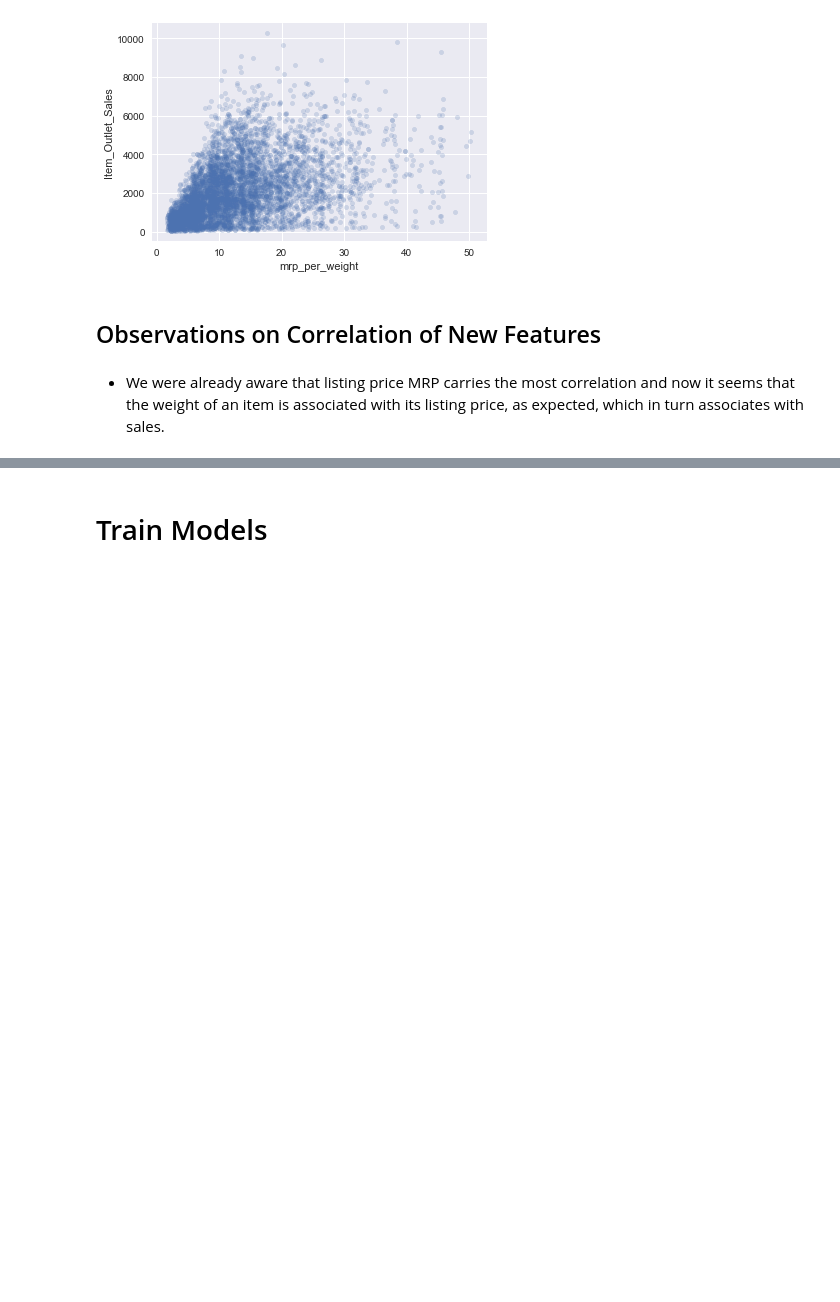
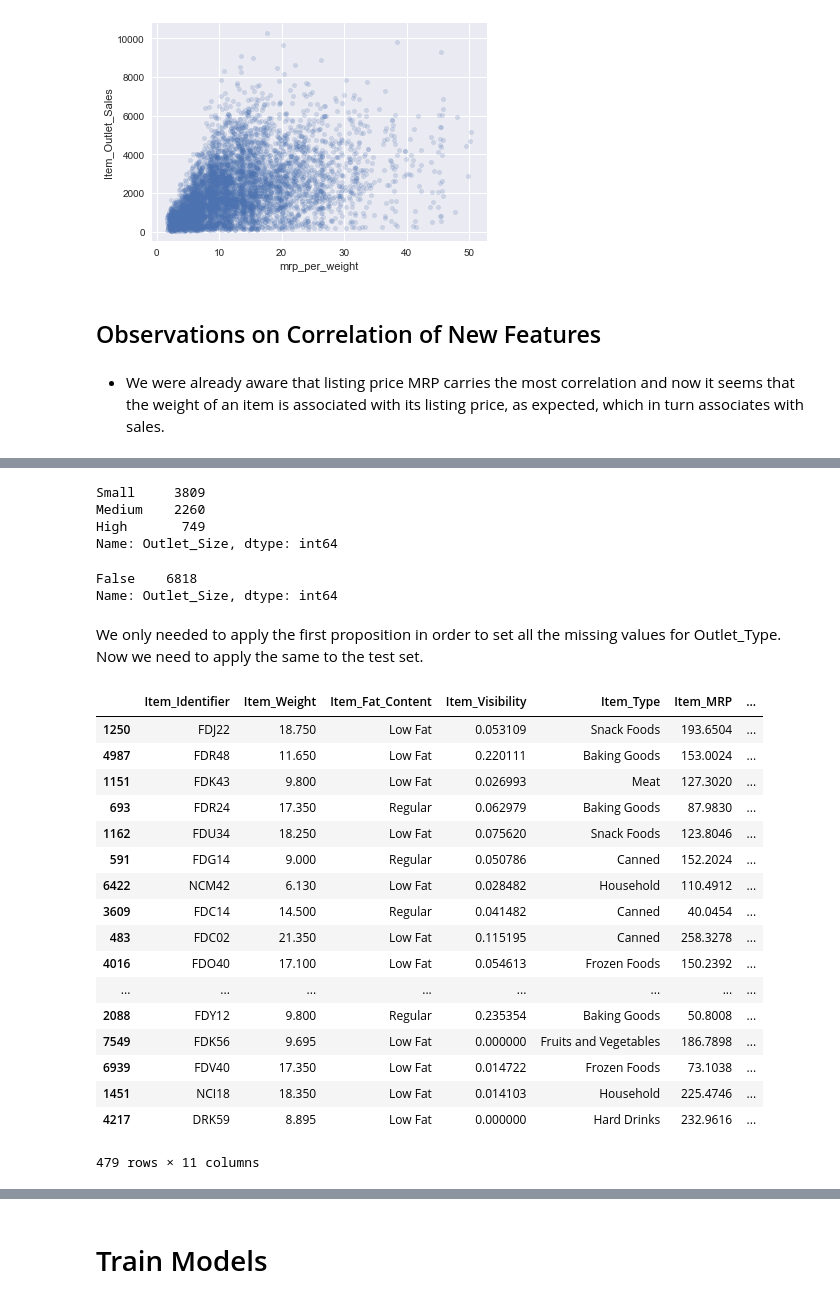
Before and after one commit to dorond/big-mart-sales-prediction, a Jupyter notebook: Big Mart Sales Prediction.ipynb, the cells around one changed output, grey strips where cells are left out. Saved outputs shown, nothing was run; the diff lists cells and outputs as text; code cells hidden in the pictures; blank space fills up the shorter version.

```diff
--- a/Big Mart Sales Prediction.ipynb
+++ b/Big Mart Sales Prediction.ipynb
@@ -827,0 +918,39 @@ plt.show()
+# %%
+sales["Outlet_Size"].value_counts()
+# %% [output]
+Small     3809
+Medium    2260
+High       749
+Name: Outlet_Size, dtype: int64
+# %%
+pd.isnull(sales["Outlet_Size"]).value_counts()
+# %% [output]
+False    6818
+Name: Outlet_Size, dtype: int64
+# %% [markdown]
+We only needed to apply the first proposition in order to set all the missing values for Outlet_Type. Now we need to apply the same to the test set.
+# %%
+sales_test = strat_test_set.drop("Item_Outlet_Sales", axis=1) # drop labels for testing set
+sales_test_labels = strat_test_set["Item_Outlet_Sales"].copy()
+# %%
+row_filter = (pd.isnull(sales_test["Outlet_Size"])) & ((sales_test["Outlet_Type"] == "Grocery Store") | (sales_test["Outlet_Location_Type"] == "Tier 2"))
+sales_test[row_filter]
+# %% [output]
+|  | Item_Identifier | Item_Weight | Item_Fat_Content | Item_Visibility | Item_Type | Item_MRP | ... |
+| 1250 | FDJ22 | 18.750 | Low Fat | 0.053109 | Snack Foods | 193.6504 | ... |
+| 4987 | FDR48 | 11.650 | Low Fat | 0.220111 | Baking Goods | 153.0024 | ... |
+| 1151 | FDK43 | 9.800 | Low Fat | 0.026993 | Meat | 127.3020 | ... |
+| 693 | FDR24 | 17.350 | Regular | 0.062979 | Baking Goods | 87.9830 | ... |
+| 1162 | FDU34 | 18.250 | Low Fat | 0.075620 | Snack Foods | 123.8046 | ... |
+| 591 | FDG14 | 9.000 | Regular | 0.050786 | Canned | 152.2024 | ... |
+| 6422 | NCM42 | 6.130 | Low Fat | 0.028482 | Household | 110.4912 | ... |
+| 3609 | FDC14 | 14.500 | Regular | 0.041482 | Canned | 40.0454 | ... |
+| 483 | FDC02 | 21.350 | Low Fat | 0.115195 | Canned | 258.3278 | ... |
+| 4016 | FDO40 | 17.100 | Low Fat | 0.054613 | Frozen Foods | 150.2392 | ... |
+| ... | ... | ... | ... | ... | ... | ... | ... |
+| 2088 | FDY12 | 9.800 | Regular | 0.235354 | Baking Goods | 50.8008 | ... |
+| 7549 | FDK56 | 9.695 | Low Fat | 0.000000 | Fruits and Vegetables | 186.7898 | ... |
+| 6939 | FDV40 | 17.350 | Low Fat | 0.014722 | Frozen Foods | 73.1038 | ... |
+| 1451 | NCI18 | 18.350 | Low Fat | 0.014103 | Household | 225.4746 | ... |
+| 4217 | DRK59 | 8.895 | Low Fat | 0.000000 | Hard Drinks | 232.9616 | ... |
+479 rows × 11 columns
```
Also changed, not shown: parts of 152 cells of this notebook, 44 other files.
